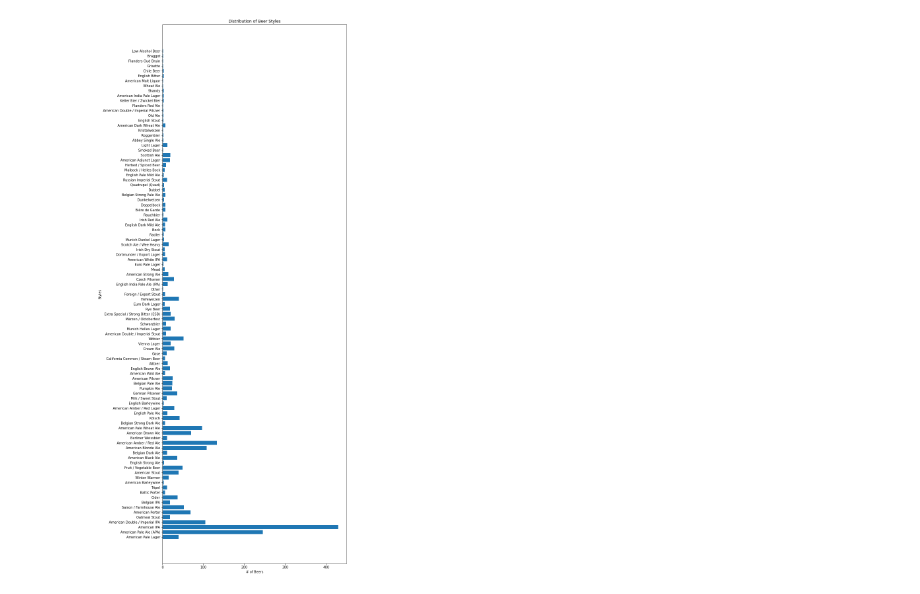
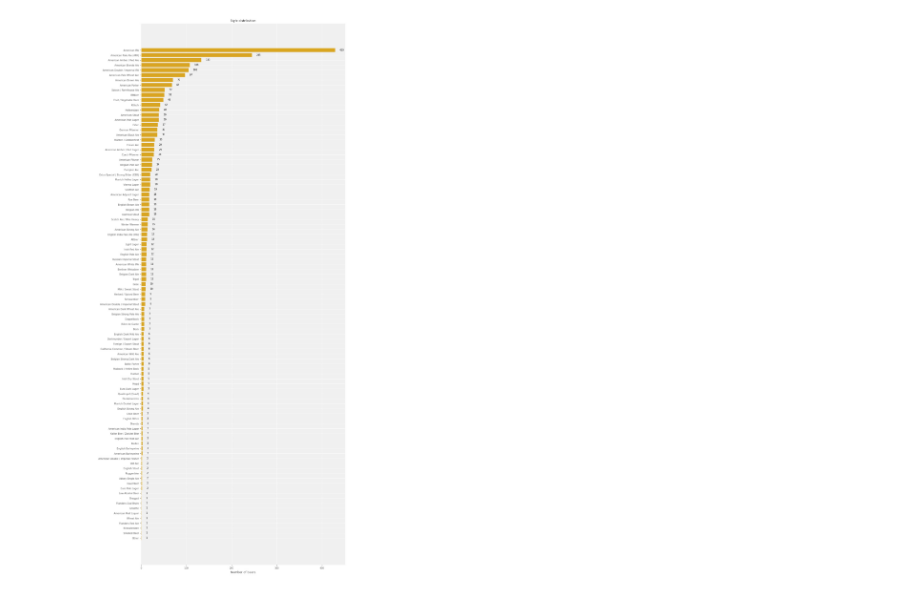
Before and after one commit to in-droid/PR21INRAKT, a Jupyter notebook: testing.ipynb, the cells around one changed output. Drawn from its saved outputs; the diff is of its cells as text; code cells hidden in the pictures.

Commit message:
sort graph, add data

```diff
--- a/testing.ipynb
+++ b/testing.ipynb
@@ -1 +1,15 @@
+# %%
+import numpy as np
+import pandas as pd
+import math
+import matplotlib.pyplot as plt
+np.set_printoptions(precision=1,suppress=True)
+%matplotlib inline
+import matplotlib
+%config InlineBackend.figure_format = 'jpg'
+matplotlib.figure.Figure.__repr__ = lambda self: (
+    f"<{self.__class__.__name__} size {self.bbox.size[0]:g}"
+    f"x{self.bbox.size[1]:g} with {len(self.axes)} Axes>")
+import matplotlib.pyplot as plt
+plt.style.use('PR.mplstyle')
 # %%
@@ -98,26 +114,27 @@ memory usage: 150.8+ KB
 # %%
 #checking style distributions
 
 styleDict = {}
 
 for ind in dfBeers.index:
     temp = dfBeers['style'][ind]
     if temp not in styleDict:
         styleDict[temp] = 1
     else:
         styleDict[temp] += 1
 
-xAxis = []
-yAxis = []
-for x in styleDict.keys():
-    xAxis.append(x)
-    yAxis.append(styleDict[x])
-
-plt.figure(figsize=(10,30))
-plt.barh(xAxis,yAxis)
-plt.title('Distribution of Beer Styles')
-plt.ylabel('Styles')
-plt.xlabel('# of Beers')
-plt.show()
+styles_sorted  = sorted(styleDict.keys(), key=lambda x: styleDict[x])
+x = [styleDict[style] for style in styles_sorted]
+y = range(len(styles_sorted))
+plt.figure(figsize=(11, 30));
+plt.barh(y, x, color='goldenrod')
+plt.yticks(y);
+plt.gca().set_yticklabels(styles_sorted)
+#plt.ylim(-0.5, len(styles_sorted)-0.5)
+plt.xlabel("Number of beers");
+for i in y:
+    plt.text(10 + x[i], i-0.1,
+             f"{x[i]}");
+plt.title("Style distribution");
 # %% [output]
-[figure, old version]
+[figure, new version]
```
Also changed, not shown: parts of 3 cells of this notebook, 3 other files.
